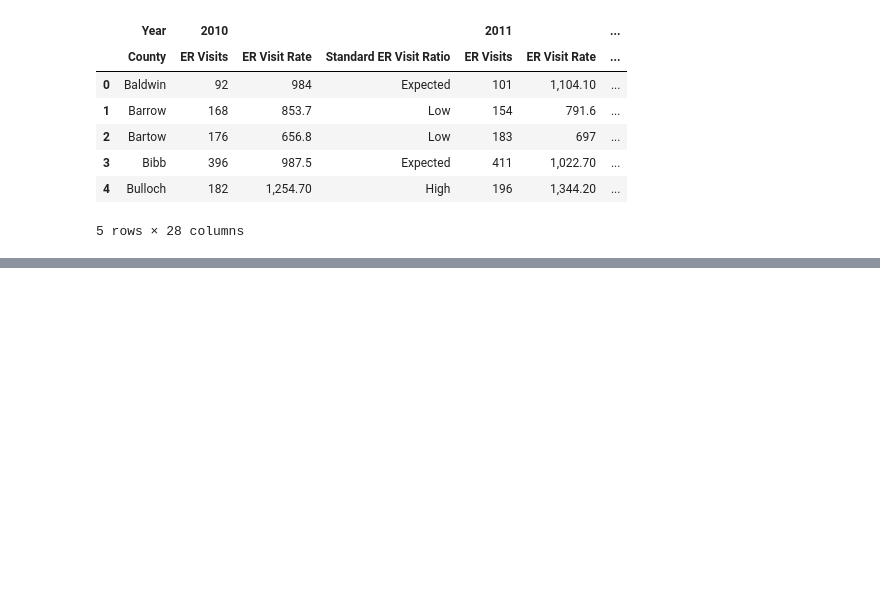
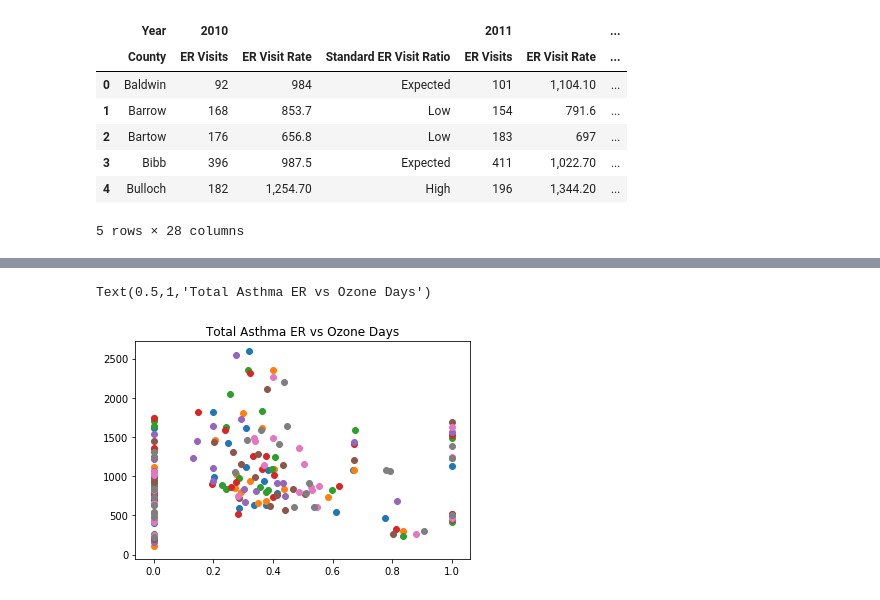
Before and after one commit to ghteds/healthproject, a Jupyter notebook: Code/tedsNew.ipynb, the cells around one changed output, grey strips where cells are left out. Cells and saved outputs as stored; diff of their text form; code cells hidden in the pictures; blank space fills up the shorter version.

```diff
--- a/Code/tedsNew.ipynb
+++ b/Code/tedsNew.ipynb
@@ -209,0 +361,20 @@ NameError: name 'gaOzoneAndAsthmaER' is not defined
+# %%
+allOzoneData[]
+allERVisit[]
+for year in np.arange(2010,2018):
+    plt.scatter(gaAQIAndAsthmaER[f'ozoneDivTotal_{year}'],gaAQIAndAsthmaER[f'{year}_ER Visit Rate'])
+
+plt.title('Total Asthma ER vs Ozone Days')
+# m,b,r,p,_=stats.linregress(gaAQIAndAsthmaER[f'ozoneDivTotal_{year}'], gaAQIAndAsthmaER[f'{year}_ER Visit Rate'])
+
+#     #fit = slope * gaAQIAndAsthmaER[f'ozoneDivTotal_{year}'] + intercept
+# xmax, xmin=gaAQIAndAsthmaER[f'ozoneDivTotal_{year}'].max(), gaAQIAndAsthmaER[f'ozoneDivTotal_{year}'].min()
+# plt.xlabel('Ozone Days/Total Days')
+# #     plt.plot(gaAQIAndAsthmaER[f'ozoneDivTotal_{year}'], fit,'b--')
+# plt.plot([xmin,xmax],[m*xmin+b,m*xmax+b])
+# plt.legend([f'best fit\np={p}\nr={r}\nslope={m}'])
+# plt.ylabel('ER Asthma Rate')
+#plt.savefig(f'../Images/childrenOzoneDays_vs_erAsthmaVisits_{year}.png',bbox_inches='tight'
+# %% [output]
+Text(0.5,1,'Total Asthma ER vs Ozone Days')
+[figure, added]
```
Also changed, not shown: parts of 43 cells of this notebook, 10 other files.
